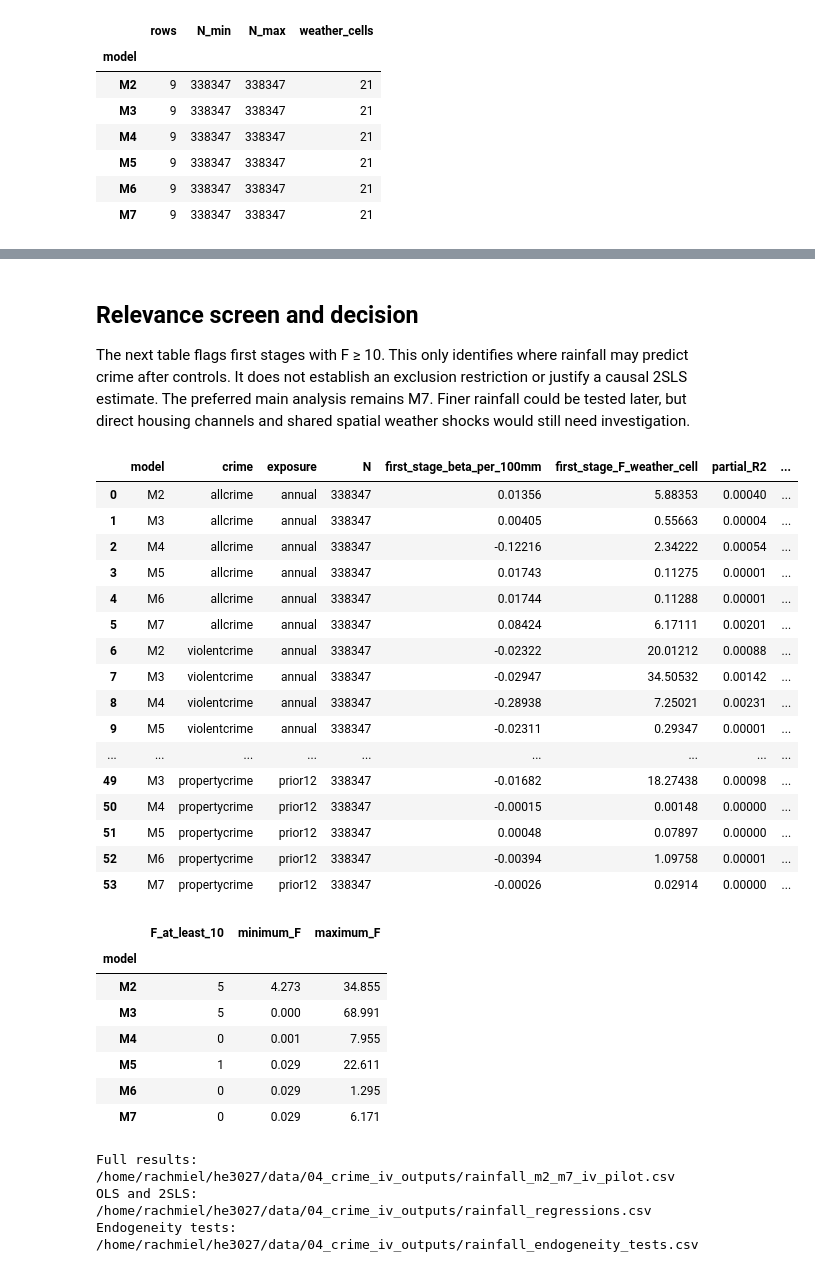
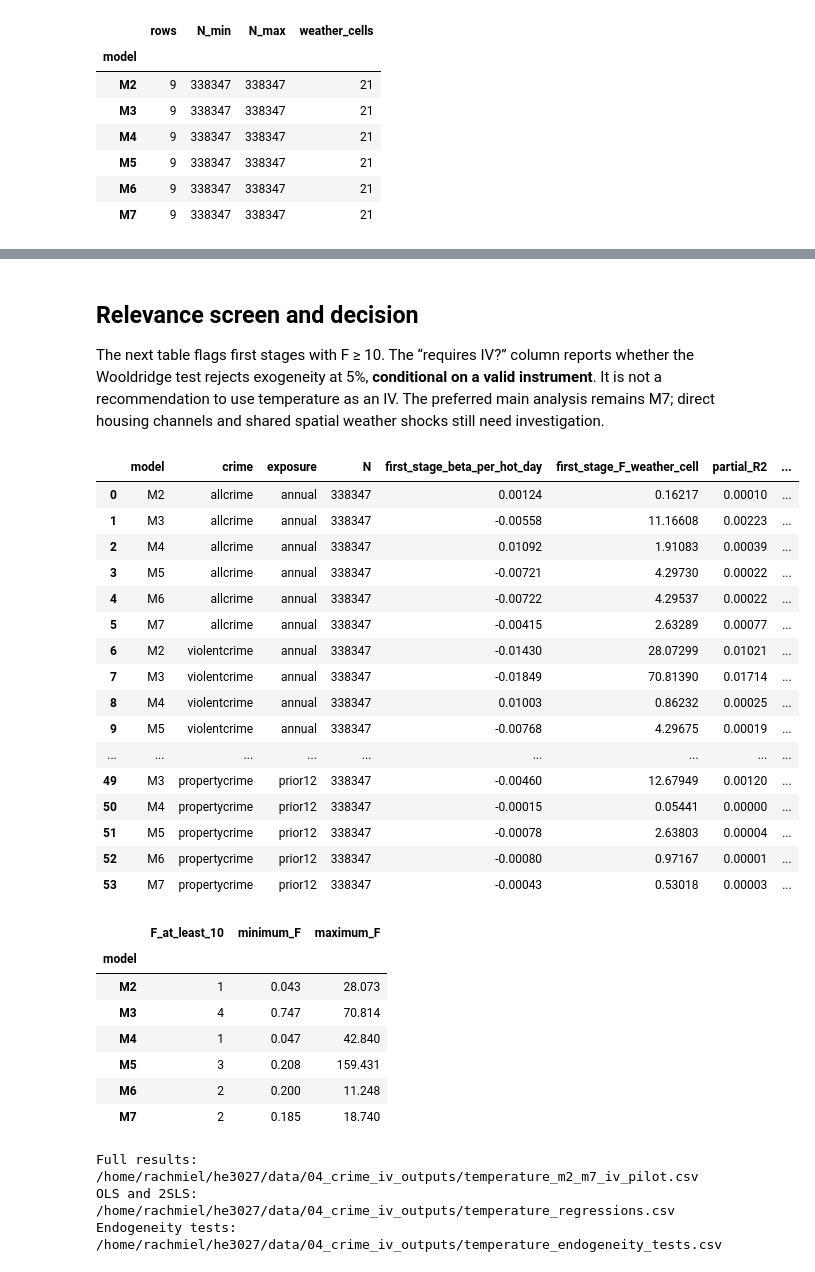
Before and after one commit to rachtrx/he3027, a Jupyter notebook: 04_crime_iv_exploratory.ipynb, the cells around one changed output, grey strips where cells are left out. Saved outputs shown, nothing was run; the diff lists cells and outputs as text; code cells hidden in the pictures.

```diff
--- a/04_crime_iv_exploratory.ipynb
+++ b/04_crime_iv_exploratory.ipynb
@@ -20,11 +20,11 @@ else:
     ROOT = Path('/content/drive/MyDrive/HE3027 Project')
 sys.path.insert(0, str(ROOT))
 OUT = ROOT/'data'/'04_crime_iv_outputs'
-RESULT = OUT/'rainfall_m2_m7_iv_pilot.csv'
+RESULT = OUT/'temperature_m2_m7_iv_pilot.csv'
 REESTIMATE = False
 if REESTIMATE or not RESULT.exists():
-    import rainfall_iv_sequence
-    rainfall_iv_sequence.main()
+    import temperature_iv_sequence
+    temperature_iv_sequence.main()
 results = pd.read_csv(RESULT)
 models = [f'M{i}' for i in range(2,8)]
 crimes = ['allcrime','violentcrime','propertycrime']
@@ -153,41 +153,42 @@ fig.savefig(OUT/'rainfall_endogeneity_m2_m7.png',dpi=170,bbox_inches='tight'); p
 # %% [markdown]
 ## Relevance screen and decision
 
-The next table flags first stages with F ≥ 10. This only identifies where rainfall may predict crime after controls. It does not establish an exclusion restriction or justify a causal 2SLS estimate. The preferred main analysis remains M7. Finer rainfall could be tested later, but direct housing channels and shared spatial weather shocks would still need investigation.
+The next table flags first stages with F ≥ 10. The “requires IV?” column reports whether the Wooldridge test rejects exogeneity at 5%, **conditional on a valid instrument**. It is not a recommendation to use temperature as an IV. The preferred main analysis remains M7; direct housing channels and shared spatial weather shocks still need investigation.
 # %%
-screen=results[['model','crime','exposure','N','first_stage_beta_per_100mm','first_stage_F_weather_cell','partial_R2','wooldridge_exogeneity_p']].copy()
+screen=results[['model','crime','exposure','N','first_stage_beta_per_hot_day','first_stage_F_weather_cell','partial_R2','wooldridge_exogeneity_p']].copy()
 screen['F_at_least_10']=screen.first_stage_F_weather_cell.ge(10)
+screen['requires_IV_if_valid_instrument']=np.where(screen.wooldridge_exogeneity_p.lt(.05),'Yes','No')
 display(screen.round(5))
 display(screen.groupby('model',sort=False).agg(F_at_least_10=('F_at_least_10','sum'),minimum_F=('first_stage_F_weather_cell','min'),maximum_F=('first_stage_F_weather_cell','max')).round(3))
 print('Full results:',RESULT)
-print('OLS and 2SLS:',OUT/'rainfall_regressions.csv')
-print('Endogeneity tests:',OUT/'rainfall_endogeneity_tests.csv')
+print('OLS and 2SLS:',OUT/'temperature_regressions.csv')
+print('Endogeneity tests:',OUT/'temperature_endogeneity_tests.csv')
 # %% [output]
-|  | model | crime | exposure | N | first_stage_beta_per_100mm | first_stage_F_weather_cell | partial_R2 | ... |
-| 0 | M2 | allcrime | annual | 338347 | 0.01356 | 5.88353 | 0.00040 | ... |
-| 1 | M3 | allcrime | annual | 338347 | 0.00405 | 0.55663 | 0.00004 | ... |
-| 2 | M4 | allcrime | annual | 338347 | -0.12216 | 2.34222 | 0.00054 | ... |
-| 3 | M5 | allcrime | annual | 338347 | 0.01743 | 0.11275 | 0.00001 | ... |
-| 4 | M6 | allcrime | annual | 338347 | 0.01744 | 0.11288 | 0.00001 | ... |
-| 5 | M7 | allcrime | annual | 338347 | 0.08424 | 6.17111 | 0.00201 | ... |
-| 6 | M2 | violentcrime | annual | 338347 | -0.02322 | 20.01212 | 0.00088 | ... |
-| 7 | M3 | violentcrime | annual | 338347 | -0.02947 | 34.50532 | 0.00142 | ... |
-| 8 | M4 | violentcrime | annual | 338347 | -0.28938 | 7.25021 | 0.00231 | ... |
-| 9 | M5 | violentcrime | annual | 338347 | -0.02311 | 0.29347 | 0.00001 | ... |
+|  | model | crime | exposure | N | first_stage_beta_per_hot_day | first_stage_F_weather_cell | partial_R2 | ... |
+| 0 | M2 | allcrime | annual | 338347 | 0.00124 | 0.16217 | 0.00010 | ... |
+| 1 | M3 | allcrime | annual | 338347 | -0.00558 | 11.16608 | 0.00223 | ... |
+| 2 | M4 | allcrime | annual | 338347 | 0.01092 | 1.91083 | 0.00039 | ... |
+| 3 | M5 | allcrime | annual | 338347 | -0.00721 | 4.29730 | 0.00022 | ... |
+| 4 | M6 | allcrime | annual | 338347 | -0.00722 | 4.29537 | 0.00022 | ... |
+| 5 | M7 | allcrime | annual | 338347 | -0.00415 | 2.63289 | 0.00077 | ... |
+| 6 | M2 | violentcrime | annual | 338347 | -0.01430 | 28.07299 | 0.01021 | ... |
+| 7 | M3 | violentcrime | annual | 338347 | -0.01849 | 70.81390 | 0.01714 | ... |
+| 8 | M4 | violentcrime | annual | 338347 | 0.01003 | 0.86232 | 0.00025 | ... |
+| 9 | M5 | violentcrime | annual | 338347 | -0.00768 | 4.29675 | 0.00019 | ... |
 | ... | ... | ... | ... | ... | ... | ... | ... | ... |
-| 49 | M3 | propertycrime | prior12 | 338347 | -0.01682 | 18.27438 | 0.00098 | ... |
-| 50 | M4 | propertycrime | prior12 | 338347 | -0.00015 | 0.00148 | 0.00000 | ... |
-| 51 | M5 | propertycrime | prior12 | 338347 | 0.00048 | 0.07897 | 0.00000 | ... |
-| 52 | M6 | propertycrime | prior12 | 338347 | -0.00394 | 1.09758 | 0.00001 | ... |
-| 53 | M7 | propertycrime | prior12 | 338347 | -0.00026 | 0.02914 | 0.00000 | ... |
+| 49 | M3 | propertycrime | prior12 | 338347 | -0.00460 | 12.67949 | 0.00120 | ... |
+| 50 | M4 | propertycrime | prior12 | 338347 | -0.00015 | 0.05441 | 0.00000 | ... |
+| 51 | M5 | propertycrime | prior12 | 338347 | -0.00078 | 2.63803 | 0.00004 | ... |
+| 52 | M6 | propertycrime | prior12 | 338347 | -0.00080 | 0.97167 | 0.00001 | ... |
+| 53 | M7 | propertycrime | prior12 | 338347 | -0.00043 | 0.53018 | 0.00003 | ... |
 |  | F_at_least_10 | minimum_F | maximum_F |
 | model |  |  |  |
-| M2 | 5 | 4.273 | 34.855 |
-| M3 | 5 | 0.000 | 68.991 |
-| M4 | 0 | 0.001 | 7.955 |
-| M5 | 1 | 0.029 | 22.611 |
-| M6 | 0 | 0.029 | 1.295 |
-| M7 | 0 | 0.029 | 6.171 |
+| M2 | 1 | 0.043 | 28.073 |
+| M3 | 4 | 0.747 | 70.814 |
+| M4 | 1 | 0.047 | 42.840 |
+| M5 | 3 | 0.208 | 159.431 |
+| M6 | 2 | 0.200 | 11.248 |
+| M7 | 2 | 0.185 | 18.740 |
-Full results: /home/rachmiel/he3027/data/04_crime_iv_outputs/rainfall_m2_m7_iv_pilot.csv
-OLS and 2SLS: /home/rachmiel/he3027/data/04_crime_iv_outputs/rainfall_regressions.csv
-Endogeneity tests: /home/rachmiel/he3027/data/04_crime_iv_outputs/rainfall_endogeneity_tests.csv
+Full results: /home/rachmiel/he3027/data/04_crime_iv_outputs/temperature_m2_m7_iv_pilot.csv
+OLS and 2SLS: /home/rachmiel/he3027/data/04_crime_iv_outputs/temperature_regressions.csv
+Endogeneity tests: /home/rachmiel/he3027/data/04_crime_iv_outputs/temperature_endogeneity_tests.csv
```
Also changed, not shown: parts of 7 cells of this notebook, 16 other files.
